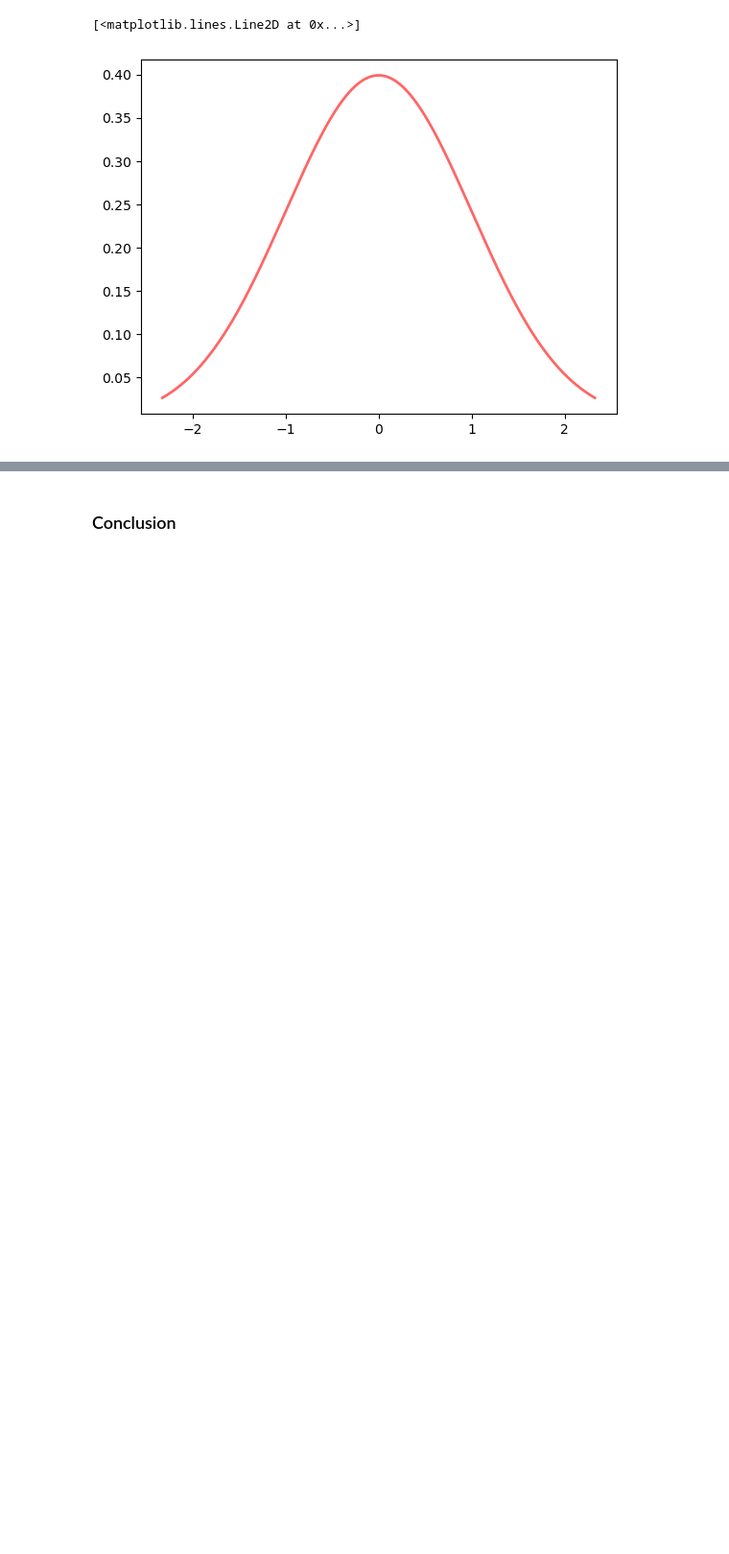
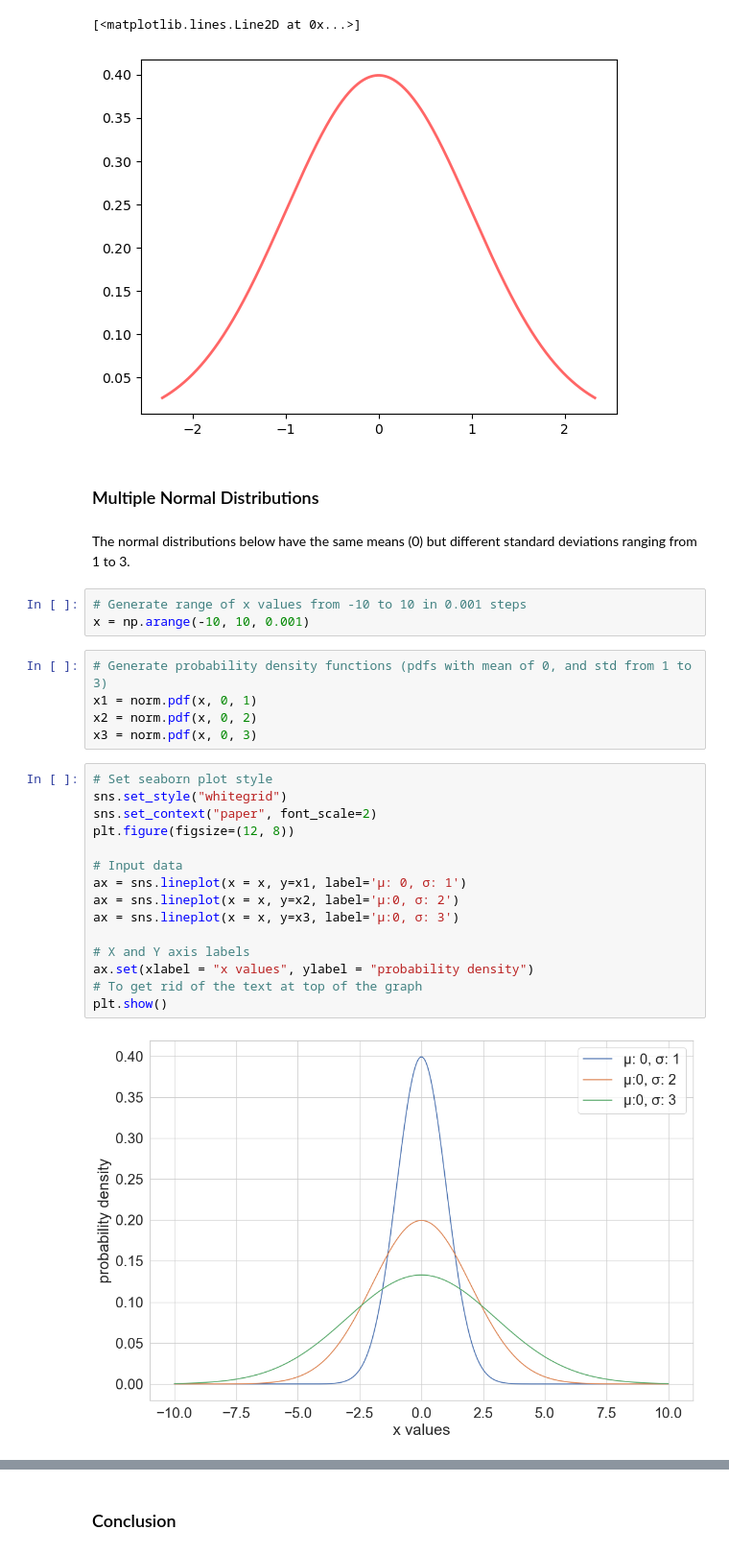
Before and after one commit to fabiofabrizi/fun-data-analysis, a Jupyter notebook: project/Normal-Distribution-Project.ipynb, the cells around one changed output, grey strips where cells are left out. Shown: that part at 96% size. Saved outputs shown, nothing was run; the diff lists cells and outputs as text; blank space fills up the shorter version.

Commit message:
Plots of multiple standard deviations

```diff
--- a/project/Normal-Distribution-Project.ipynb
+++ b/project/Normal-Distribution-Project.ipynb
@@ -136,3 +139,32 @@ ax.plot(x, norm.pdf(x),
 # %% [output]
 [<matplotlib.lines.Line2D at 0x...>]
 [figure]
+# %% [markdown]
+### Multiple Normal Distributions
+# %% [markdown]
+The normal distributions below have the same means (0) but different standard deviations ranging from 1 to 3.
+# %%
+# Generate range of x values from -10 to 10 in 0.001 steps
+x = np.arange(-10, 10, 0.001)
+# %%
+# Generate probability density functions (pdfs with mean of 0, and std from 1 to 3)
+x1 = norm.pdf(x, 0, 1)
+x2 = norm.pdf(x, 0, 2)
+x3 = norm.pdf(x, 0, 3)
+# %%
+# Set seaborn plot style
+sns.set_style("whitegrid")
+sns.set_context("paper", font_scale=2)
+plt.figure(figsize=(12, 8))
+
+# Input data
+ax = sns.lineplot(x = x, y=x1, label='μ: 0, σ: 1')
+ax = sns.lineplot(x = x, y=x2, label='μ:0, σ: 2')
+ax = sns.lineplot(x = x, y=x3, label='μ:0, σ: 3')
+
+# X and Y axis labels
+ax.set(xlabel = "x values", ylabel = "probability density")
+# To get rid of the text at top of the graph
+plt.show()
+# %% [output]
+[figure, added]
```
Also changed, not shown: parts of 6 cells of this notebook.
